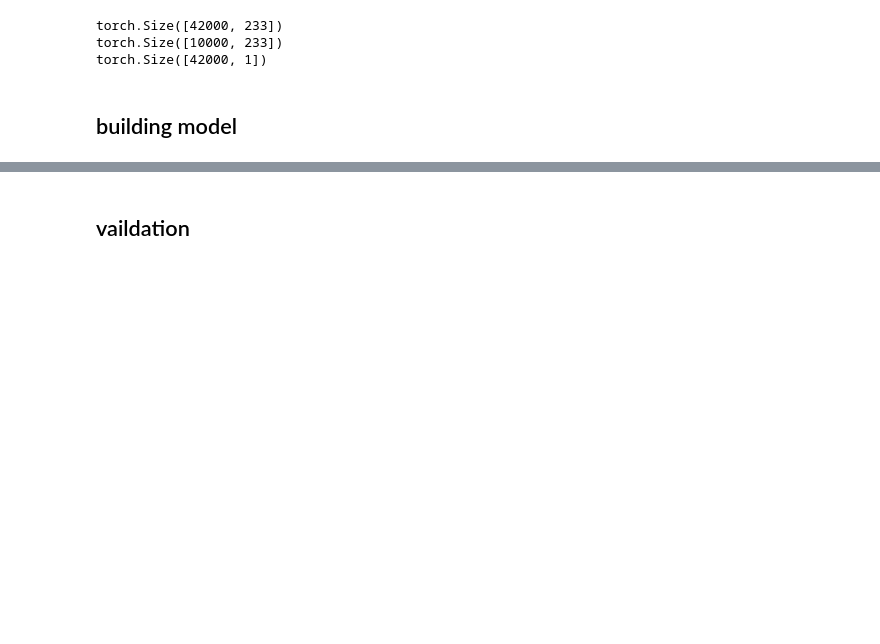
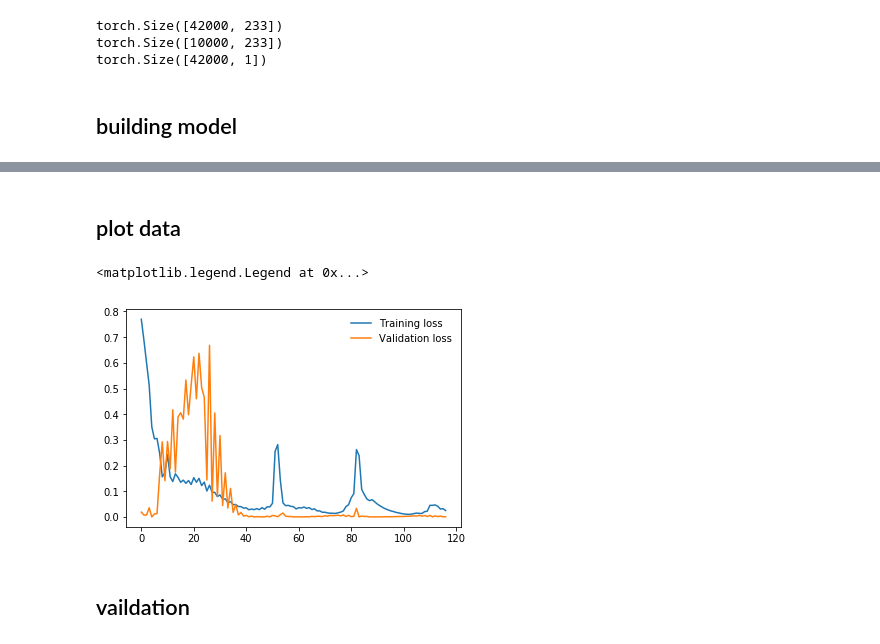
Before and after one commit to RozenAstrayChen/House-prediction, a Jupyter notebook: DNN2.ipynb, the cells around one changed output, grey strips where cells are left out. Saved outputs shown, nothing was run; the diff lists cells and outputs as text; code cells hidden in the pictures; blank space fills up the shorter version.

```diff
--- a/DNN2.ipynb
+++ b/DNN2.ipynb
@@ -68,7 +68,7 @@ y_eval = y_scaler.fit_transform(y_eval.values.reshape(-1, 1))
 # step1. Imputation transformer for completing missing values.
 step1 = ('Imputer', Imputer())
 # step2. MinMaxScaler
-step2 = ('MinMaxScaler', MinMaxScaler())
+step2 = ('MinMaxScaler', StandardScaler())
 # step3. feature selection
 #step3 = ('FeatureSelection', SelectFromModel(RandomForestRegressor()))
 step3 = ('FeatureSelection', VarianceThreshold())
@@ -149,6 +156,7 @@ model = DNN().to(device)
 criterion = nn.MSELoss()
 optim = optim.Adam(model.parameters(), lr= lr)
 # %%
+'''
 def train_func(model, loader, epochs=10):
     model.train()
     for e in range(epochs):
@@ -164,14 +172,38 @@ def train_func(model, loader, epochs=10):
 
         print('training loss', np.array(train_loss).mean())
     return model
+'''
+def train_func(model, loader, accumlation_steps=512):
+    model.train()
+    optim.zero_grad()
+    train_loss = []
+    for step, (batch_x, batch_y) in enumerate(loader):
+        pred = model(batch_x)
+        loss = criterion(pred, batch_y)
+
+        train_loss.append(loss.item())
+
+        loss = loss / accumlation_steps
+        loss.backward()
+
+        if step % accumlation_steps == 0 or step == len(loader)-1:
+            optim.step()
+            optim.zero_grad()
+
+
+
+
+    print('training loss', np.array(train_loss).mean())
+    return model, np.array(train_loss).mean()
 
 def eval_func(model, loader):
     model.eval()
     with torch.no_grad():
         for step, (batch_x, batch_y) in enumerate(loader):
             pred = model(batch_x)
-            loss = criterion(batch_y, pred)
+            loss = criterion(pred, batch_y)
         print('testing loss', loss.item())
+    return loss
 
 def test_func(model, X, y_scaler=None):
     model.eval()
@@ -184,9 +216,14 @@ def test_func(model, X, y_scaler=None):
             pred = y_scaler.inverse_transform(pred)
     return pred
 # %%
-for t in range(10):
+train_losses = []
+eval_losses = []
+for t in range(1000):
     print('epochs', t)
-    model = train_func(model, train_dataset)
-    #eval_func(model, eval_dataset)
+    model, train_loss = train_func(model, train_dataset)
+    eval_loss = eval_func(model, eval_dataset)
+
+    train_losses.append(train_loss)
+    eval_losses.append(eval_loss)
 # %% [output]
 epochs 0
@@ -209,3 +247,13 @@ training loss 0.24295033367424626
+# %% [markdown]
+## plot data
+# %%
+import matplotlib.pyplot as plt
+plt.plot(train_losses, label='Training loss')
+plt.plot(eval_losses, label='Validation loss')
+plt.legend(frameon=False)
+# %% [output]
+<matplotlib.legend.Legend at 0x...>
+[figure, added]
 # %% [markdown]
 ## vaildation
 # %%
```
Also changed, not shown: parts of 7 cells of this notebook, 1 other file.
